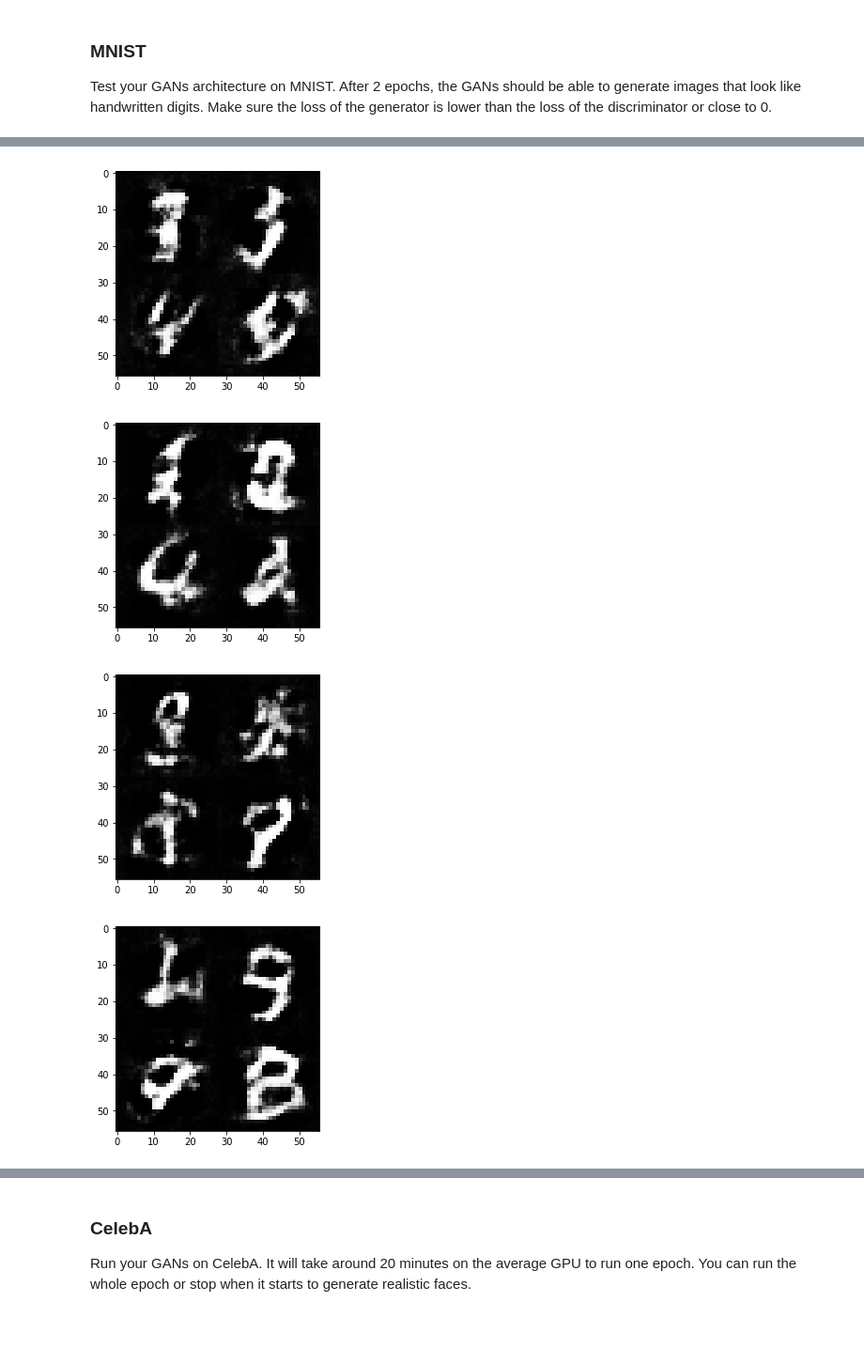
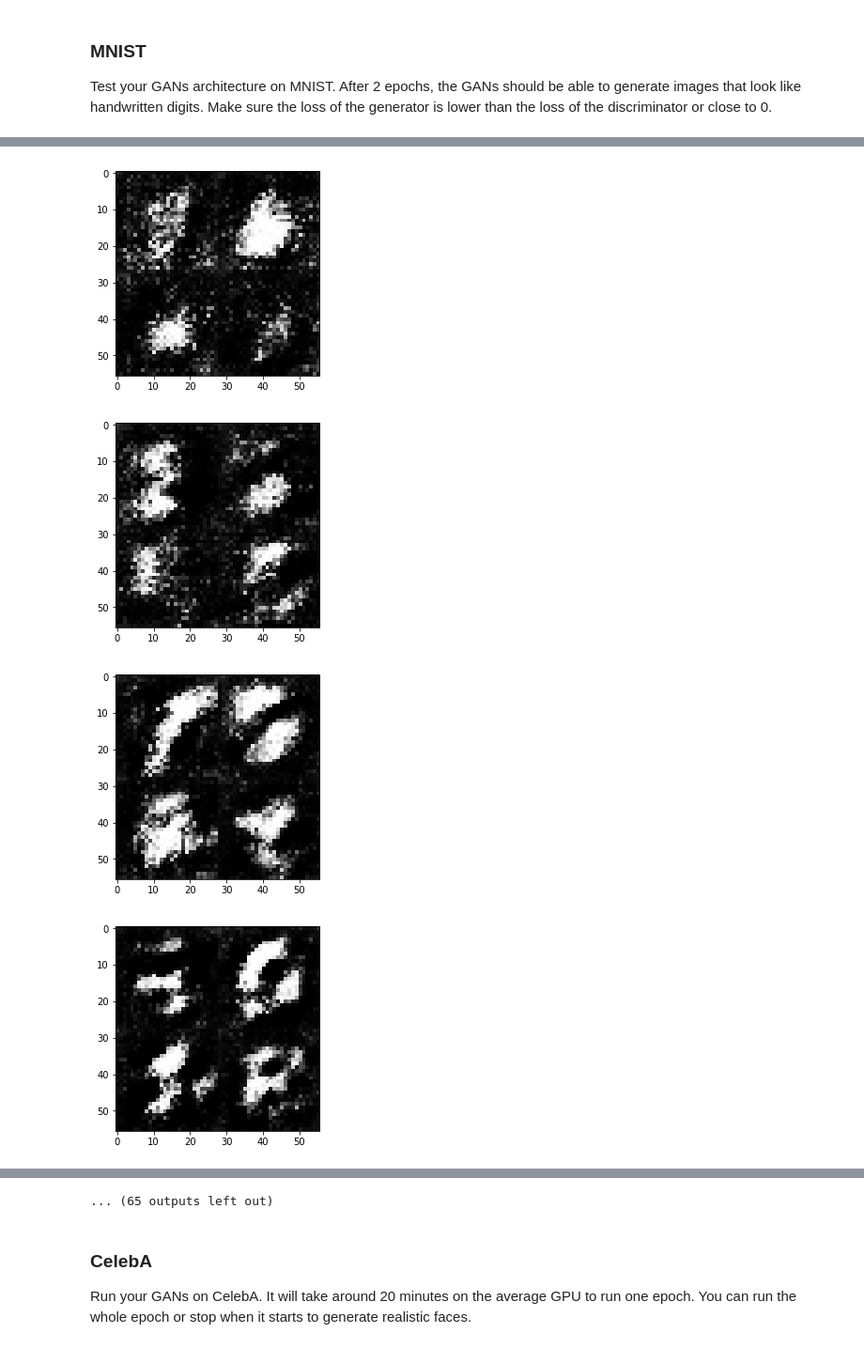
Before and after one commit to datanigu/Deep-Learning, a Jupyter notebook: face_generation/dlnd_face_generation.ipynb, the cells around one changed output, grey strips where cells are left out. Shown at 94% size. Saved outputs shown, nothing was run; the diff lists cells and outputs as text; code cells hidden in the pictures.

Commit message:
Added in dropout to generator and discriminator and tweaked hyperparameters

```diff
--- a/face_generation/dlnd_face_generation.ipynb
+++ b/face_generation/dlnd_face_generation.ipynb
@@ -154,14 +153,14 @@ def discriminator(images, reuse=False, alpha = 0.2):
         r1 = tf.maximum(x1,x1*alpha)#leaky relu
 
         x2 = tf.layers.conv2d(r1, filters = 128, kernel_size = 5, strides = 2, padding = 'same', kernel_initializer = tf.contrib.layers.xavier_initializer())# dimensions are now (14 x 14 x 128)
-#         x2 = tf.layers.dropout(x2, training = True)
         b2 = tf.layers.batch_normalization(x2, training = True)
+        b2 = tf.layers.dropout(b2, training = True)#Dropout added based on first review
         r2 = tf.maximum(b2, b2*alpha)
 
 
         x3 = tf.layers.conv2d(r2, filters = 256, kernel_size = 5, strides = 2, padding = 'same', kernel_initializer = tf.contrib.layers.xavier_initializer())
-#         x3 = tf.layers.dropout(x3, training = True)
         b3 = tf.layers.batch_normalization(x3, training= True)
+        b3 = tf.layers.dropout(b3, training = True)#Dropout added based on first review
         r3 = tf.maximum(b3, b3*alpha)# dimensions of (7 x 7 x 256)
 
 #         x4 = tf.layers.conv2d(r3, filters = 512, kernel_size = 5, strides = 2, padding = 'same', kernel_initializer = tf.contrib.layers.xavier_initializer())
@@ -217,17 +216,21 @@ def generator(z, out_channel_dim, is_training = True, alpha = 0.2):
         x0 = tf.layers.dense(z,units = 512*6*6)# 6x6x512
         x0 = tf.reshape(x0, (-1, 6, 6, 512))
         b0 = tf.layers.batch_normalization(x0, training = is_training)
+        b0 = tf.layers.dropout(b0, training = True)
         r0 = tf.maximum(b0, b0*alpha)
 
 
         x1 = tf.layers.conv2d_transpose(r0, filters = 256, kernel_size = 2, strides = 1, padding = 'valid')
         b1 = tf.layers.batch_normalization(x1, training = is_training)
+        b1 = tf.layers.dropout(b1, training = True)
         r1 = tf.maximum(alpha*b1, b1)# ??? dimensions
 
 
         x2 = tf.layers.conv2d_transpose(r1, filters = 128, kernel_size = 5, strides = 2, padding='same')
         b2 = tf.layers.batch_normalization(x2, training=is_training)
+        b2 = tf.layers.dropout(b2, training = True)
         r2 = tf.maximum(alpha*b2, b2)# 14x14x128
+
         logits = tf.layers.conv2d_transpose(r2, filters = out_channel_dim, kernel_size = 5, strides = 2, padding = 'same')#28x28xout_channel_dim
         output = tf.tanh(logits)
 
@@ -459,10 +452,10 @@ def train(epoch_count, batch_size, z_dim, learning_rate, beta1, get_batches, dat
 ### MNIST
 Test your GANs architecture on MNIST.  After 2 epochs, the GANs should be able to generate images that look like handwritten digits.  Make sure the loss of the generator is lower than the loss of the discriminator or close to 0.
 # %%
-batch_size = 128
+batch_size = 16
 z_dim = 100
 learning_rate = 0.0001
-beta1 = 0.5
+beta1 = 0.2
 
 
 """
@@ -484,4 +476,4 @@ Epoch 1/2... Discriminator loss: 0.3631... Generator loss: 3.7088
-[figure, old version]
+[figure, new version]
-[figure, old version]
+[figure, new version]
-[figure, old version]
+[figure, new version]
-[figure, old version]
+[figure, new version]
@@ -492,3 +483,4 @@ final discriminator loss = 0.37254143
+... (65 outputs left out)
 # %% [markdown]
 ### CelebA
 Run your GANs on CelebA.  It will take around 20 minutes on the average GPU to run one epoch.  You can run the whole epoch or stop when it starts to generate realistic faces.
```
Also changed, not shown: parts of 6 cells of this notebook.
